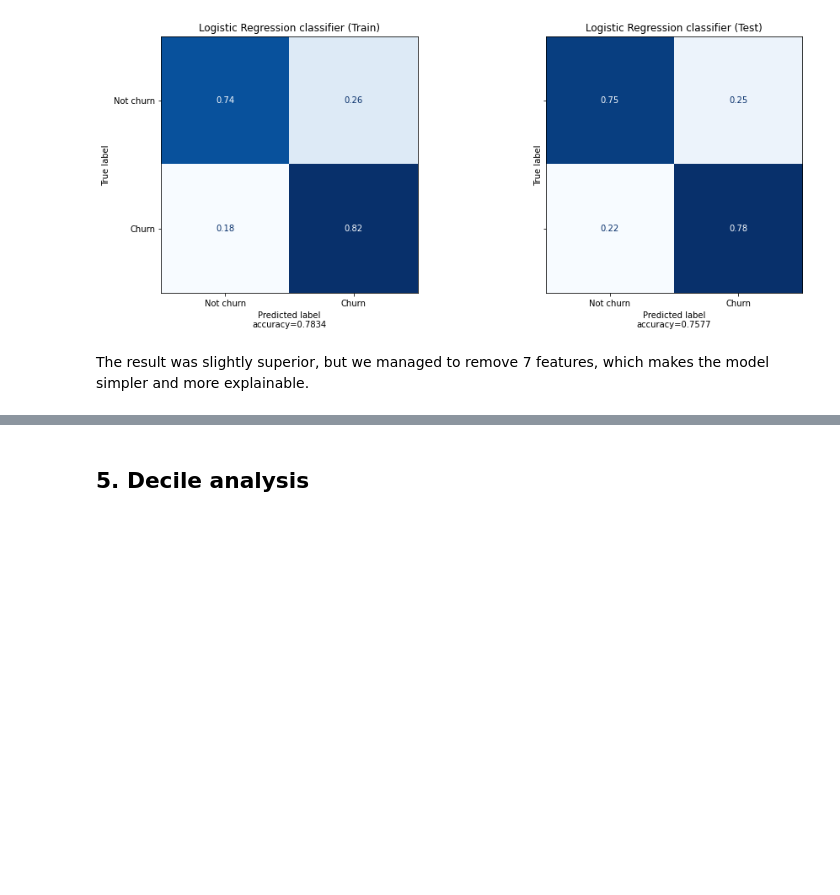
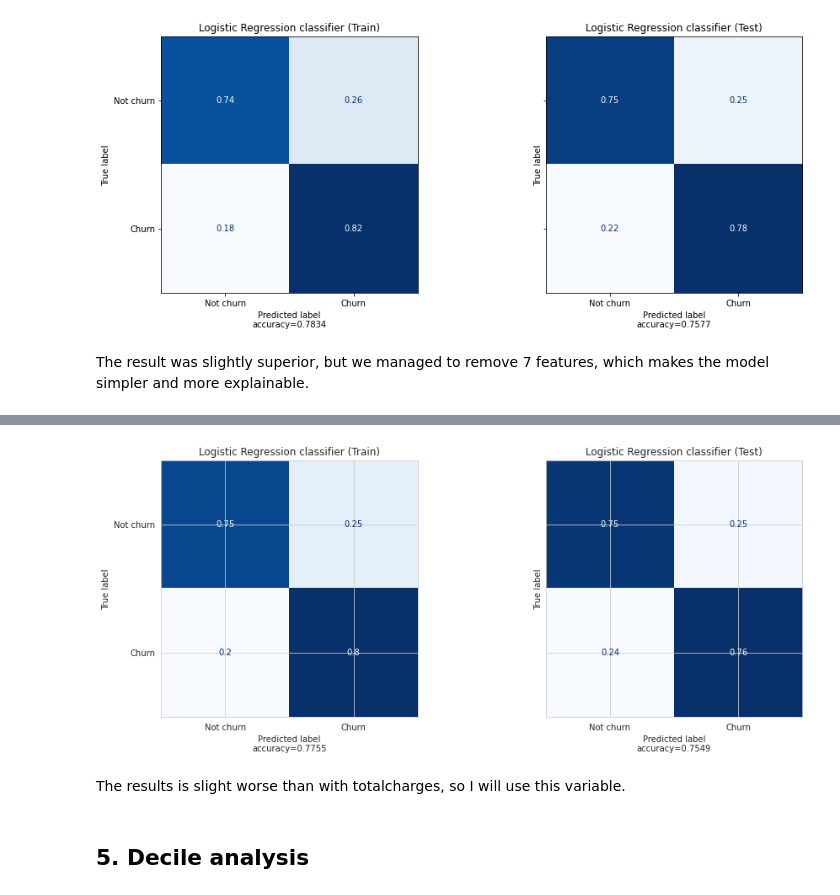
Before and after one commit to manuelcalcada/Telco-Customer-Churn, a Jupyter notebook: 3. Churn propensity model/Telco_churn - Churn propensity model.ipynb, the cells around one changed output, grey strips where cells are left out. Saved outputs shown, nothing was run; the diff lists cells and outputs as text; code cells hidden in the pictures; blank space fills up the shorter version.

```diff
--- a/3. Churn propensity model/Telco_churn - Churn propensity model.ipynb
+++ b/3. Churn propensity model/Telco_churn - Churn propensity model.ipynb
@@ -1330,0 +1337,29 @@ The result was slightly superior, but we managed to remove 7 features, which mak
+# %%
+# removing columns
+train_columns = list(data.columns)
+train_columns = [e for e in train_columns if e not in ('Churn', 'tenure_group_1', 'tenure_group_2', 'tenure_group_3', 'tenure_group_4', 'tenure_group_5+', 'PhoneService', 'female')]
+train_columns.remove('InternetTechnology_DSL')
+train_columns.remove('Contract_One year')
+train_columns.remove('Partner')
+train_columns.remove('OnlineBackup')
+train_columns.remove('PaymentMethod_Bank transfer (automatic)')
+train_columns.remove('SeniorCitizen')
+train_columns.remove('PaymentMethod_Mailed check')
+train_columns.remove('TotalCharges')
+# %%
+# train and test split
+X_train, X_test, y_train, y_test = train_test_split(
+    data[train_columns], data['Churn'], test_size=0.3, random_state=seed, stratify=data['Churn']
+                                                    )
+# %%
+# normalization
+mm_scaler = preprocessing.MinMaxScaler() # scaler
+X_train = mm_scaler.fit_transform(X_train)
+X_test = mm_scaler.transform(X_test)
+# %%
+oversampler= sv.distance_SMOTE() # cria um objeto de SMOTE
+X_train_smote, y_train_smote = oversampler.sample(X_train, y_train) # aplica o SMOTE nos dados de treinamento
+print("Number transactions X_train dataset: ", X_train_smote.shape)
+print("Number transactions y_train dataset: ", y_train_smote.shape)
+print("Number transactions X_test dataset: ", X_test.shape)
+print("Number transactions y_test dataset: ", y_test.shape)
@@ -1331,3 +1372,11 @@ The result was slightly superior, but we managed to remove 7 features, which mak
+# %%
+lr_clf = LogisticRegression(random_state=seed, **best_params_lr)
+lr_clf.fit(X_train_smote, y_train_smote)
+cf_plot(lr_clf, X_train_smote, X_test, y_train_smote, y_test, 'Logistic Regression classifier')
+# %% [output]
+[figure, added]
+# %% [markdown]
+The results is slight worse than with totalcharges, so I will use this variable.
 # %% [markdown]
 ## 5. Decile analysis
 # %% [markdown]
```
Also changed, not shown: parts of 8 cells of this notebook.
